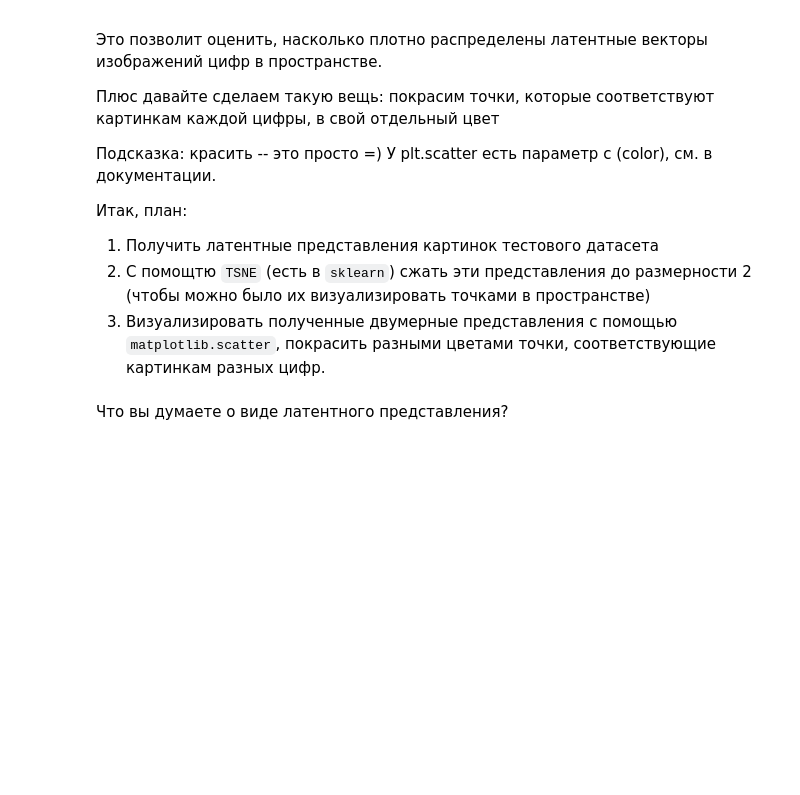
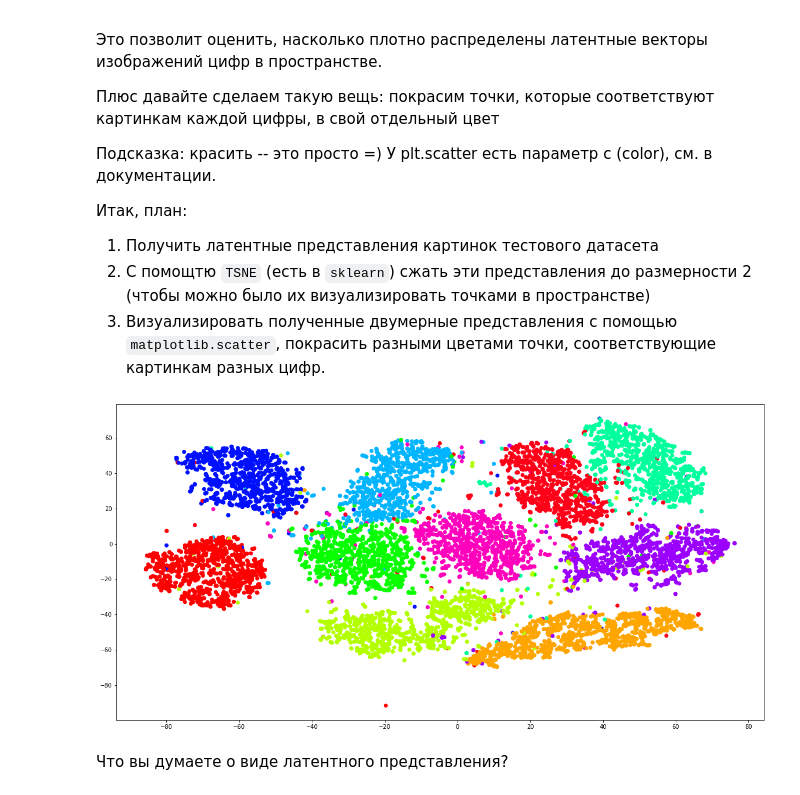
Before and after one commit to protaxY/DLS, a Jupyter notebook: [hw]autoencoders.ipynb, the cells around one changed output. Cells and saved outputs as stored; diff of their text form; code cells hidden in the pictures; blank space fills up the shorter version.

```diff
--- a/[hw]autoencoders.ipynb
+++ b/[hw]autoencoders.ipynb
@@ -689,14 +678,15 @@ from sklearn.manifold import TSNE
 
 test_loader = torch.utils.data.DataLoader(dataset = test_dataset, batch_size = 32, shuffle=False)
 
-latent_code_list = []
-labels_list = []
+latent_code_list = torch.Tensor(dim_code).to(device)
+labels_list = torch.Tensor(1).to(device)
 for X_batch, y_batch in test_loader:
-  mu, logsigma = autoencoder.encode(X_batch.to(device))
-  latent_code = autoencoder.gaussian_sampler(mu, logsigma)
-
-  latent_code_list = torch.vstack((latent_code_list, latent_code))
-  labels_list = torch.vstack((labels, y_batch.reshape(-1, 1)))
+    X_batch = X_batch.to(device)
+    y_batch = y_batch.to(device)
+    mu, logsigma = autoencoder.encode(X_batch)
+    latent_code = autoencoder.gaussian_sampler(mu, logsigma)
+    latent_code_list = torch.vstack((latent_code_list, latent_code))
+    labels_list = torch.vstack((labels_list, y_batch.reshape(-1, 1)))
 # %%
 latent_code_list = latent_code_list.detach().cpu()
 labels_list = labels_list.detach().cpu()
@@ -704,8 +694,10 @@ labels_list = labels_list.detach().cpu()
 cords = TSNE(n_components=2).fit_transform(latent_code_list)
 # %%
 plt.figure(figsize=[20, 10])
-graph = plt.scatter(cords[:,0], cords[:,1], c=labels, cmap='spectral')
+graph = plt.scatter(cords[:,0], cords[:,1], c=labels_list, cmap='hsv')
 plt.show()
+# %% [output]
+[figure, added]
 # %% [markdown]
 Что вы думаете о виде латентного представления?
 # %% [markdown]
```
Also changed, not shown: parts of 4 cells of this notebook.
